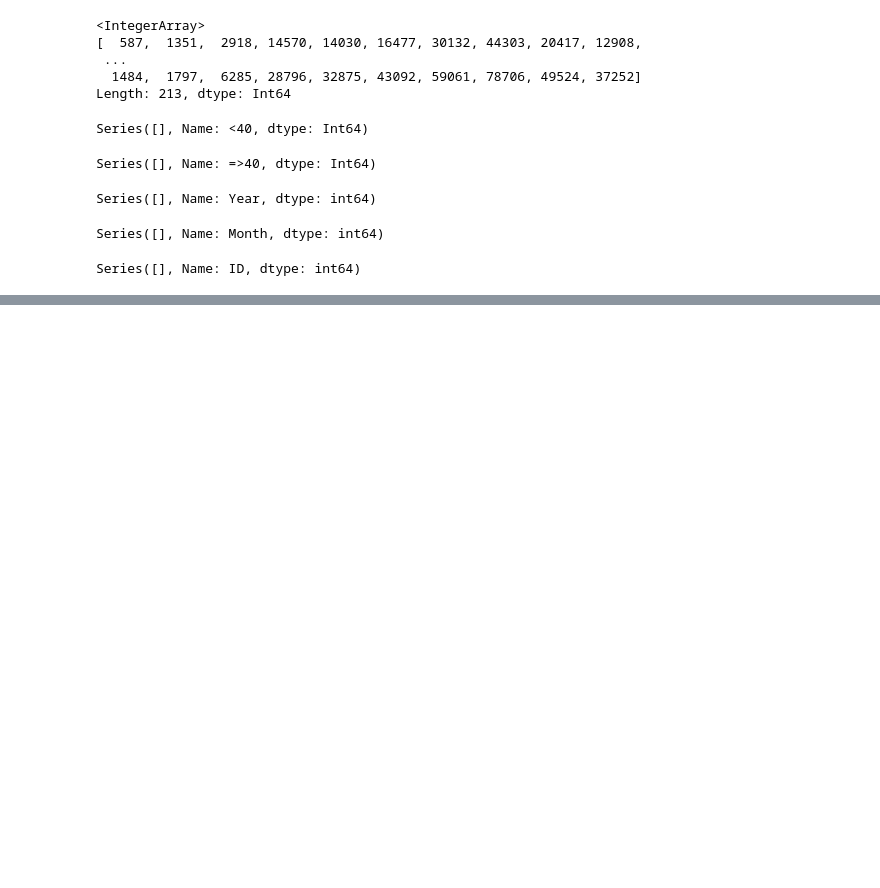
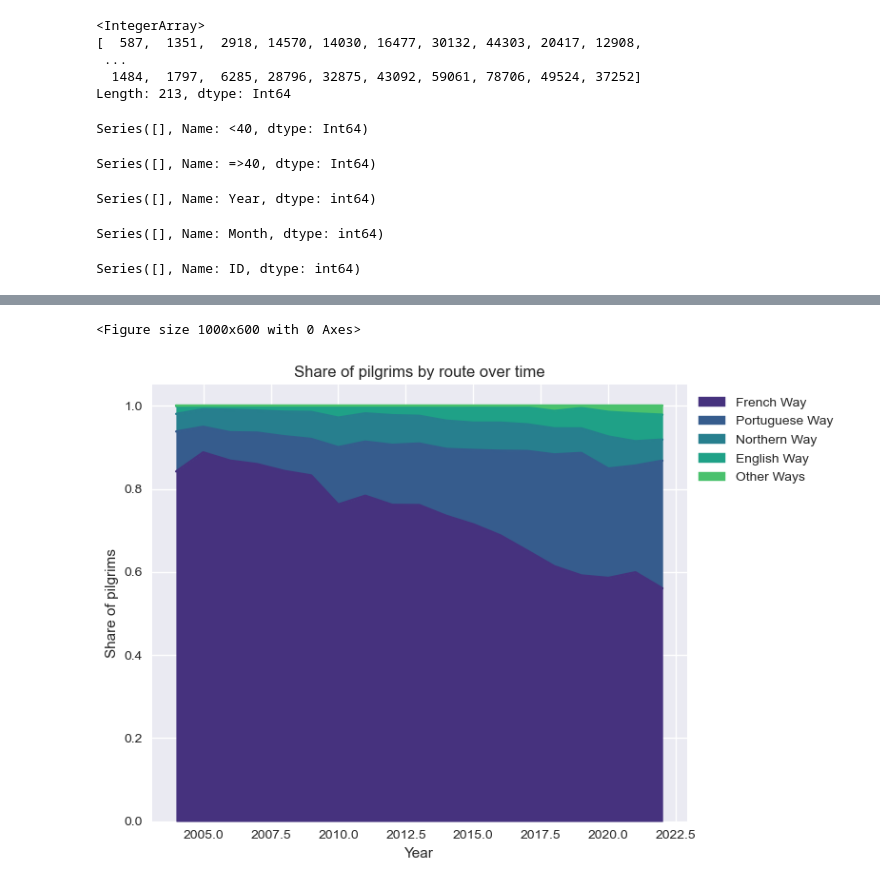
Before and after one commit to ArrimachNasser/Camino_Project, a Jupyter notebook: notebooks/camino_main.ipynb, the cells around one changed output, grey strips where cells are left out. Drawn from its saved outputs; the diff is of its cells as text; code cells hidden in the pictures; blank space fills up the shorter version.

```diff
--- a/notebooks/camino_main.ipynb
+++ b/notebooks/camino_main.ipynb
@@ -662,0 +775,23 @@ Series([], Name: ID, dtype: int64)
+# %%
+routes_cols = [
+    "French Way",
+    "Portuguese Way",
+    "Northern Way",
+    "English Way",
+    "Other Ways"
+]
+# %%
+routes_year = df.groupby("Year")[routes_cols].sum()
+routes_share = routes_year.div(routes_year.sum(axis=1), axis=0)
+
+plt.figure(figsize=(10,6))
+routes_share.plot(kind="area", stacked=True)
+plt.title("Share of pilgrims by route over time")
+plt.ylabel("Share of pilgrims")
+plt.xlabel("Year")
+plt.legend(loc="upper left", bbox_to_anchor=(1,1))
+plt.tight_layout()
+plt.show()
+# %% [output]
+<Figure size 1000x600 with 0 Axes>
+[figure, added]
```
Also changed, not shown: parts of 23 cells of this notebook, 13 other files.
